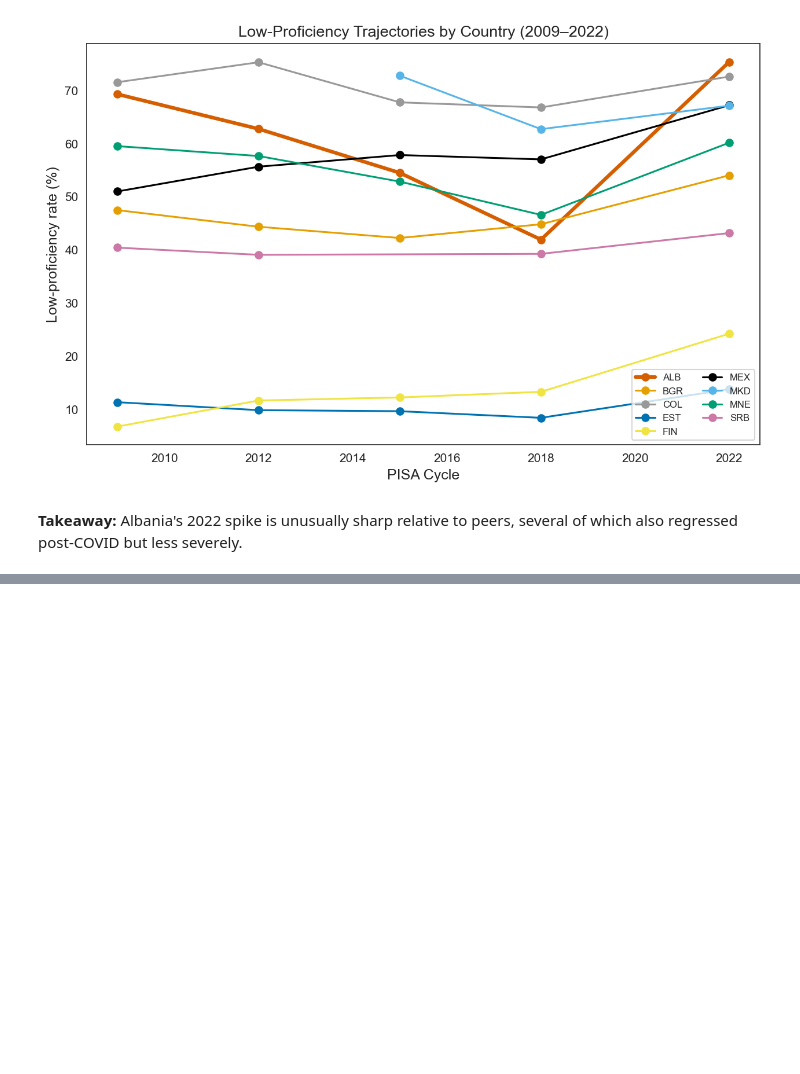
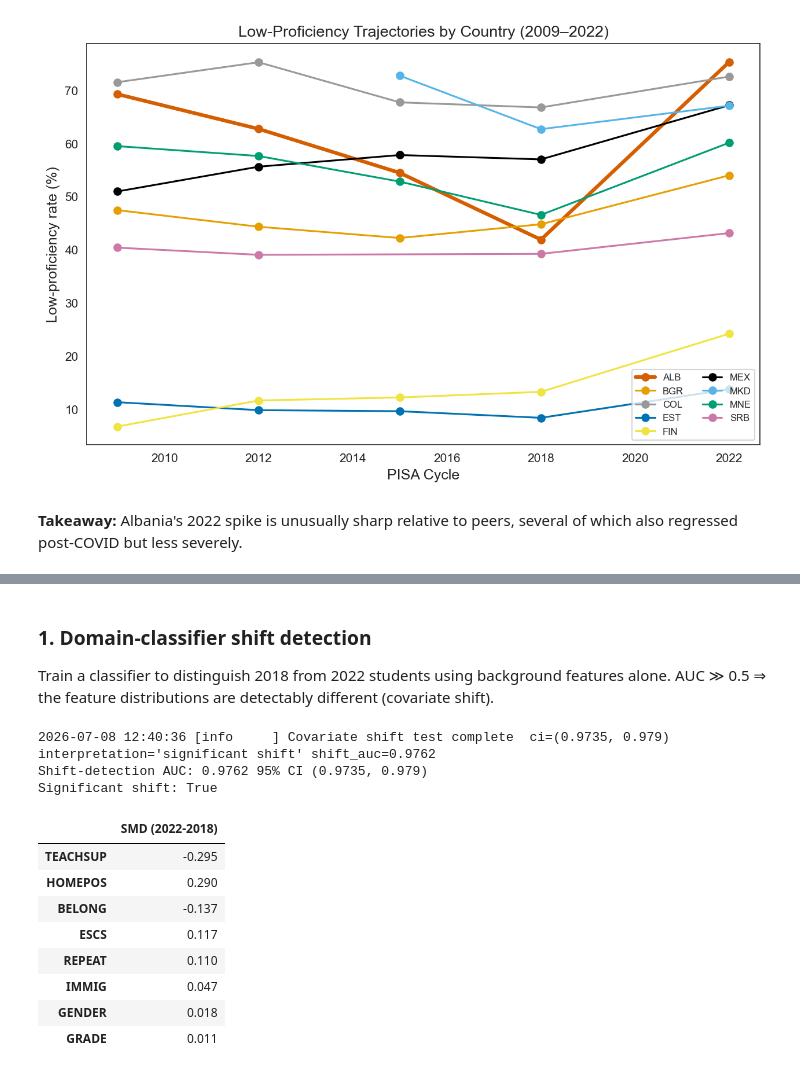
Before and after one commit to xhoja/oecd-pisa-albania, a Jupyter notebook: notebooks/02_crisis_in_context.ipynb, the cells around one changed output, grey strips where cells are left out. Saved outputs shown, nothing was run; the diff lists cells and outputs as text; code cells hidden in the pictures; blank space fills up the shorter version.

```diff
--- a/notebooks/02_eda_comparative.ipynb
+++ b/notebooks/02_crisis_in_context.ipynb
@@ -166,0 +207,23 @@ ax.legend(ncol=2, fontsize=8); plt.show()
+# %% [markdown]
+### 1. Domain-classifier shift detection
+
+Train a classifier to distinguish 2018 from 2022 students using background features alone. AUC ≫ 0.5 ⇒ the feature distributions are detectably different (covariate shift).
+# %%
+res = covariate_shift_test(d2018, d2022, core, n_subsample=2000)
+print('Shift-detection AUC:', round(res['shift_detection_auc'], 4),
+      '95% CI', res['shift_detection_auc_95ci'])
+print('Significant shift:', res['significant_shift'])
+pd.Series(res['per_feature_smd']).round(3).rename('SMD (2022-2018)').to_frame()
+# %% [output]
+2026-07-08 12:40:36 [info     ] Covariate shift test complete  ci=(0.9735, 0.979) interpretation='significant shift' shift_auc=0.9762
+Shift-detection AUC: 0.9762 95% CI (0.9735, 0.979)
+Significant shift: True
+|  | SMD (2022-2018) |
+| TEACHSUP | -0.295 |
+| HOMEPOS | 0.290 |
+| BELONG | -0.137 |
+| ESCS | 0.117 |
+| REPEAT | 0.110 |
+| IMMIG | 0.047 |
+| GENDER | 0.018 |
+| GRADE | 0.011 |
```
Also changed, not shown: parts of 19 cells of this notebook, 28 other files.
